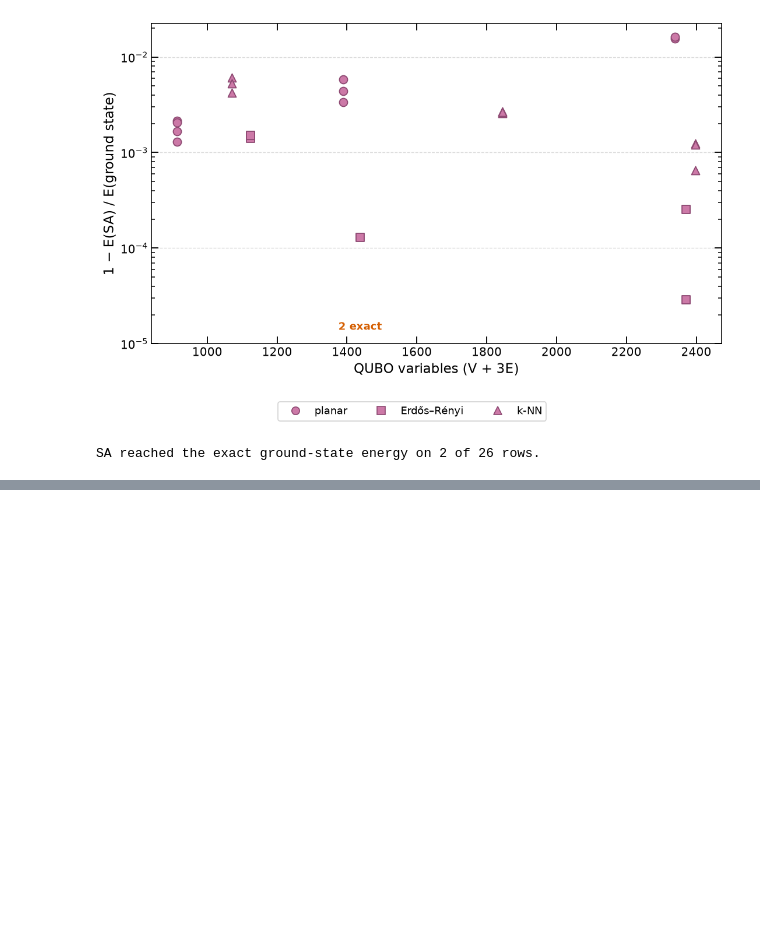
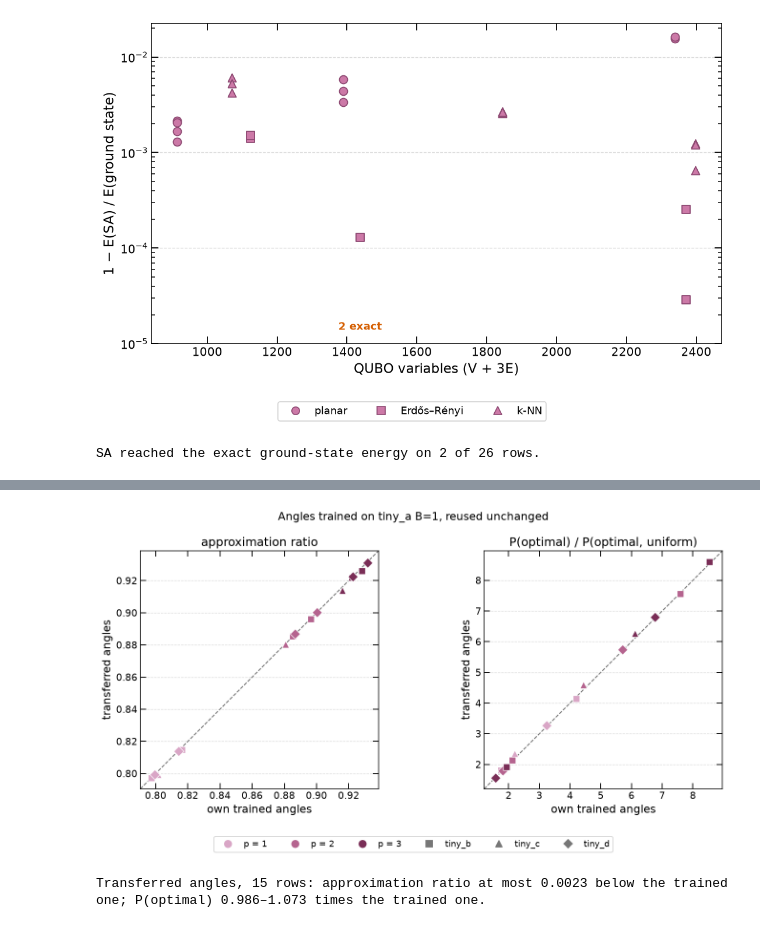
Before and after one commit to SECQUOIA/Network-Interdiction, a Jupyter notebook: notebooks/analysis.ipynb, the cells around one changed output, grey strips where cells are left out. Saved outputs shown, nothing was run; the diff lists cells and outputs as text; code cells hidden in the pictures; blank space fills up the shorter version.

```diff
--- a/notebooks/analysis.ipynb
+++ b/notebooks/analysis.ipynb
@@ -340,0 +446,13 @@ SA reached the exact ground-state energy on 2 of 26 rows.
+# %%
+fig_qaoa_transfer = plot_qaoa_transfer(qaoa)
+plt.savefig(FIGURES_DIR / "qaoa_transfer.png", dpi=150, bbox_inches="tight")
+plt.show()
+_t = qaoa.dropna(subset=["transfer_p_optimal"])
+_loss = _t["approx_ratio"] - _t["transfer_approx_ratio"]
+_kept = _t["transfer_p_optimal"] / _t["p_optimal"]
+print(f"Transferred angles, {len(_t)} rows: approximation ratio at most "
+      f"{_loss.max():.4f} below the trained one; P(optimal) "
+      f"{_kept.min():.3f}–{_kept.max():.3f} times the trained one.")
+# %% [output]
+[figure, added]
+Transferred angles, 15 rows: approximation ratio at most 0.0023 below the trained one; P(optimal) 0.986–1.073 times the trained one.
```
Also changed, not shown: parts of 7 cells of this notebook, 5 other files.
